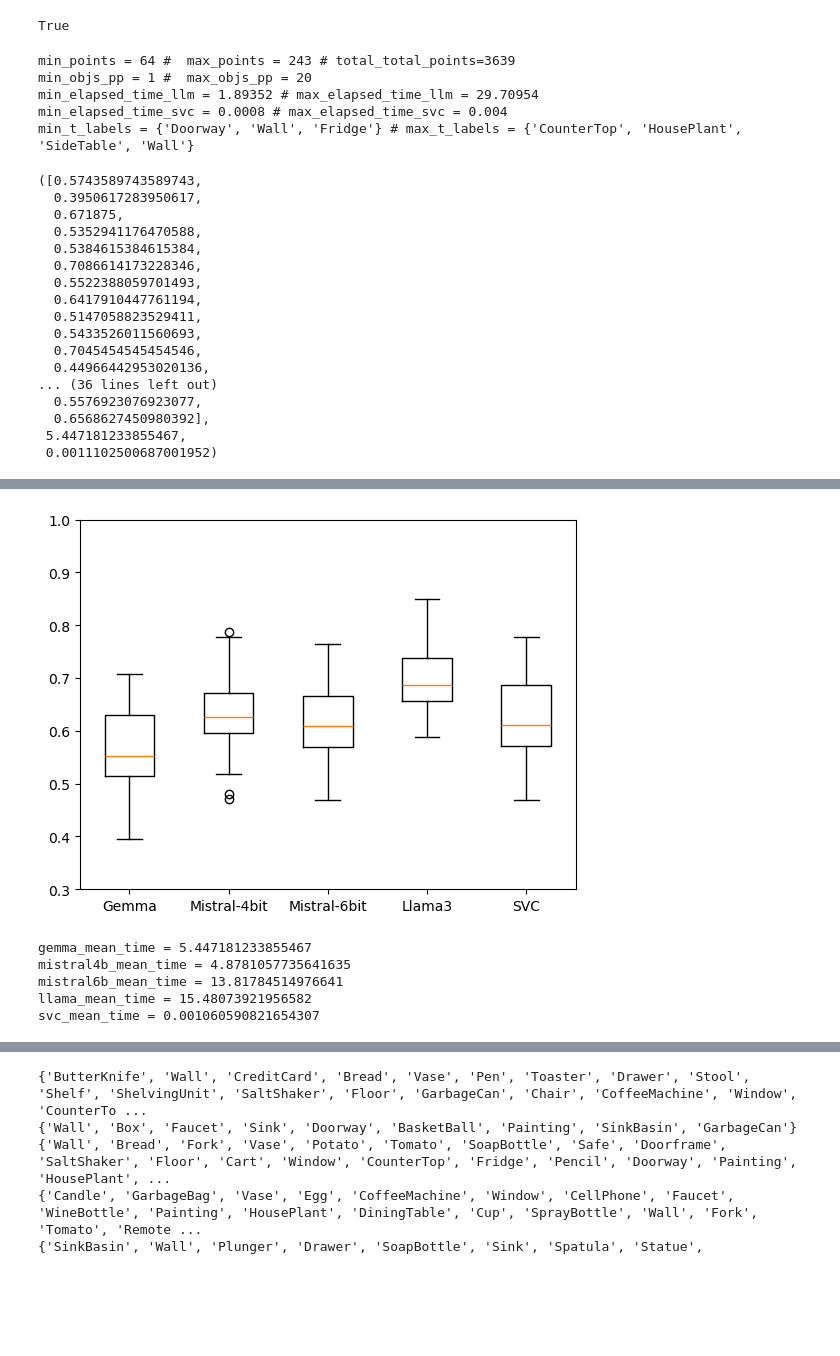
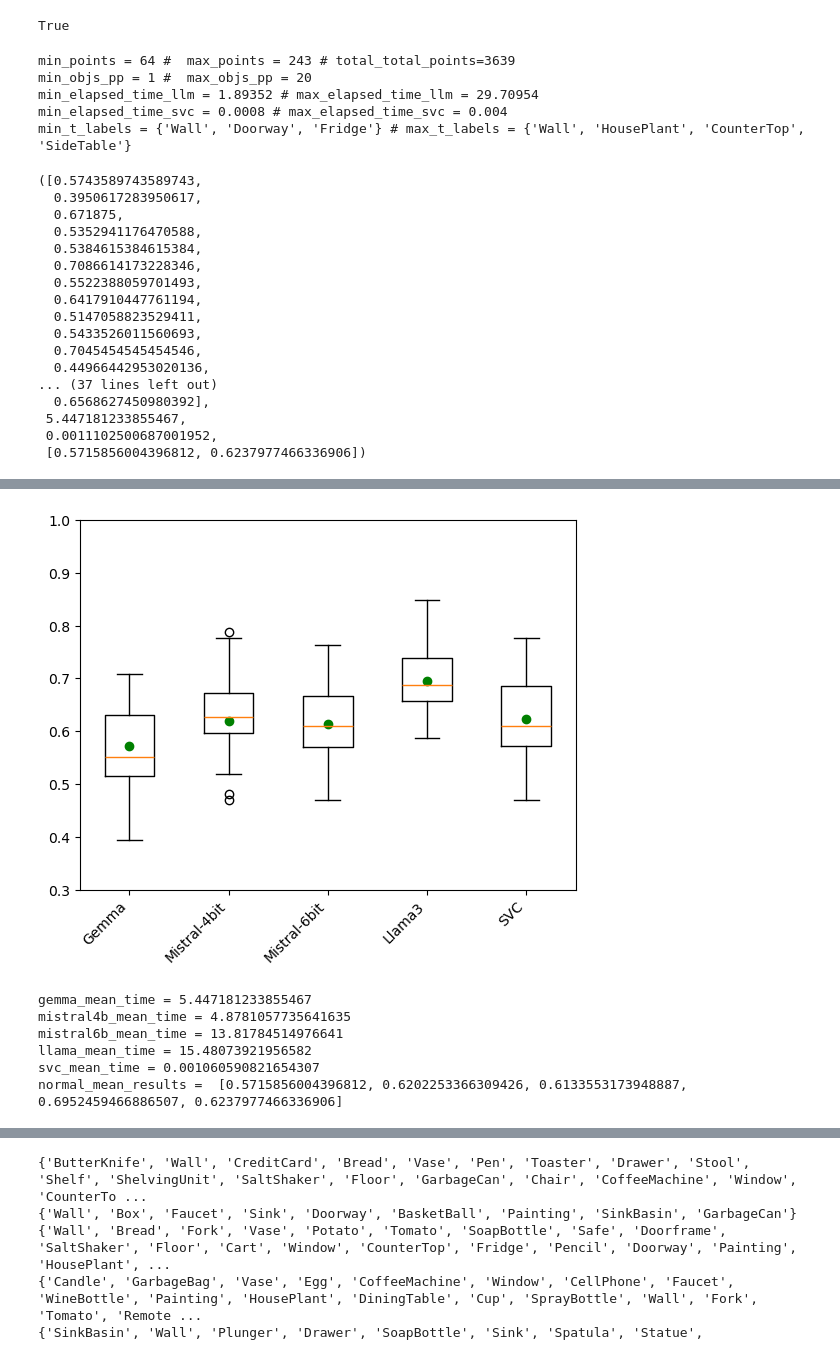
Before and after one commit to archie1983/llm_semantic_navigation, a Jupyter notebook: analyse_classification_results.ipynb, the cells around one changed output, grey strips where cells are left out. Drawn from its saved outputs; the diff is of its cells as text; code cells hidden in the pictures; blank space fills up the shorter version.

Commit message:
Added mean calculation for whole first-person view set

```diff
--- a/analyse_classification_results.ipynb
+++ b/analyse_classification_results.ipynb
@@ -55,10 +55,11 @@ True
 # %%
 import glob
 import pickle
+from ae_llm import LLMControl, LLMType
 
 def process_scene_files(llm_type):
     #pkl_mistral = "pkl_mistral/diff*.pkl"
-    pkl_store = "experiment_data/pkl_" + llm_type + "/scene_descr_train_*.pkl"
+    pkl_store = "experiment_data/pkl_" + llm_type.name + "/scene_descr_train_*.pkl"
     #print(glob.glob(pkl_gemma))
 
     accuracies_per_room_llm = []
@@ -175,7 +176,11 @@ def process_scene_files(llm_type):
 
     #print("min_points = " + str(min_points) + " # " + "max_points = " + str(max_points))
 
-    return (accuracies_per_room_llm, accuracies_per_room_svc, (all_rooms_elapsed_time_llm / all_rooms_total_points), (all_rooms_elapsed_time_svc / all_rooms_total_points))
+    return (accuracies_per_room_llm,
+            accuracies_per_room_svc,
+            (all_rooms_elapsed_time_llm / all_rooms_total_points),
+            (all_rooms_elapsed_time_svc / all_rooms_total_points),
+            [(all_rooms_llm_good / all_rooms_total_points), (all_rooms_svc_good / all_rooms_total_points)])
 #scene_descr_llm_fname = "pkl_mistral/scene_descriptions_llm.pkl"
 #scene_descr_svc_fname = "pkl_mistral/scene_descriptions_svc.pkl"
 #if (os.path.isfile(scene_descr_llm_fname) and os.path.isfile(scene_descr_svc_fname)):
@@ -183,15 +188,14 @@ def process_scene_files(llm_type):
 #    file_svc = open(scene_descr_svc_fname,'rb')
 #    scene_descriptions_llm = pickle.load(file_llm)
 
-#process_scene_files("mistral")
-#process_scene_files("gemma")
-process_scene_files("gemma")
+process_scene_files(LLMType.GEMMA)
+#process_scene_files(LLMType.MISTRAL_6b)
 # %% [output]
 min_points = 64 #  max_points = 243 # total_total_points=3639
 min_objs_pp = 1 #  max_objs_pp = 20
 min_elapsed_time_llm = 1.89352 # max_elapsed_time_llm = 29.70954
 min_elapsed_time_svc = 0.0008 # max_elapsed_time_svc = 0.004
-min_t_labels = {'Doorway', 'Wall', 'Fridge'} # max_t_labels = {'CounterTop', 'HousePlant', 'SideTable', 'Wall'}
+min_t_labels = {'Wall', 'Doorway', 'Fridge'} # max_t_labels = {'Wall', 'HousePlant', 'CounterTop', 'SideTable'}
 ([0.5743589743589743,
   0.3950617283950617,
   0.671875,
@@ -204,14 +208,31 @@ min_t_labels = {'Doorway', 'Wall', 'Fridge'} # max_t_labels = {'CounterTop', 'Ho
   0.5433526011560693,
   0.7045454545454546,
   0.44966442953020136,
-... (36 lines left out)
-  0.5576923076923077,
+... (37 lines left out)
   0.6568627450980392],
  5.447181233855467,
- 0.0011102500687001952)
+ 0.0011102500687001952,
+ [0.5715856004396812, 0.6237977466336906])
 # %%
 import matplotlib.pyplot as plt
 import numpy as np
+
+def plot_my_data(dataset_test_results, normal_mean_results, labels, y_lim_bottom = 0.0):
+    fig, ax = plt.subplots()
+    ax.axes.get_xaxis().set_visible(False)
+    x_positions = np.arange(1, len(labels) + 1)  # Numeric positions for box plots
+    ax.boxplot(dataset_test_results, positions=x_positions, labels=labels)
+    ax.axes.get_xaxis().set_visible(True)
+    ax.set_xticklabels(labels, rotation=45, ha='right')
+    plt.ylim(y_lim_bottom, 1.0)
+
+    print(x_positions)
+    # Line Plot (Secondary Axis)
+    #ax1 = ax.twinx()  # Create secondary y-axis
+    ax1 = ax
+    ax1.scatter(x_positions, normal_mean_results, color='green', marker='o', label="Mean Value")  # Scatter instead of line
+
+    plt.show()
 
 ##
 # This function will create a box plot for a hybridized data set (HYBRID_AT_12 or HYBRID_AT_18)
@@ -236,11 +257,6 @@ def testRoomClassifierAccuracy(llm_type):
     #print(dataset_test_results)
     fig, ax = plt.subplots()
     ax.axes.get_xaxis().set_visible(False)
-    #ax7.set_title("Variance while " + operation + " " + gesture + " gesture")
-    #if (model_type == ModelType.HYBRID_AT_12):
-    #    ax.set_title("Sunrgbd - Hybridized with AI2-THOR data")
-    #elif (model_type == ModelType.HYBRID_AT_18):
-    #    ax.set_title("Scannet - Hybridized with AI2-THOR data")
     ax.boxplot(dataset_test_results)
     plt.ylim(0.3, 1.0)
     plt.show()
@@ -252,10 +268,10 @@ def testRoomClassifierAccuracy(llm_type):
 # This function will create a box plot for a hybridized data set (HYBRID_AT_12 or HYBRID_AT_18)
 ##
 def testAllRoomClassifiersAccuracy():
-    (gemma_accuracies, svc_accuracies, gemma_mean_time, svc_mean_time) = process_scene_files("gemma")
-    (mistral4b_accuracies, svc_accuracies, mistral4b_mean_time, svc_mean_time) = process_scene_files("mistral_4b")
-    (mistral6b_accuracies, svc_accuracies, mistral6b_mean_time, svc_mean_time) = process_scene_files("mistral_6b")
-    (llama_accuracies, svc_accuracies, llama_mean_time, svc_mean_time) = process_scene_files("llama")
+    (gemma_accuracies, svc_accuracies, gemma_mean_time, svc_mean_time, normal_mean_accuracies_gemma) = process_scene_files(LLMType.GEMMA)
+    (mistral4b_accuracies, svc_accuracies, mistral4b_mean_time, svc_mean_time, normal_mean_accuracies_mistral4b) = process_scene_files(LLMType.MISTRAL_4b)
+    (mistral6b_accuracies, svc_accuracies, mistral6b_mean_time, svc_mean_time, normal_mean_accuracies_mistral6b) = process_scene_files(LLMType.MISTRAL_6b)
+    (llama_accuracies, svc_accuracies, llama_mean_time, svc_mean_time, normal_mean_accuracies_llama) = process_scene_files(LLMType.LLAMA)
     # should be two volumes -- one for LLM and one for SVC for accuracies compared to ground truth.
     number_of_dataset_volumes = 5
 
@@ -274,25 +290,17 @@ def testAllRoomClassifiersAccuracy():
 
     # transpose it because I imagined it differently to how matplotlib needs the data
     dataset_test_results = np.transpose(dataset_test_results)
-    #print(dataset_test_results)
-    fig, ax = plt.subplots()
-    ax.axes.get_xaxis().set_visible(False)
-    #ax7.set_title("Variance while " + operation + " " + gesture + " gesture")
-    #if (model_type == ModelType.HYBRID_AT_12):
-    #    ax.set_title("Sunrgbd - Hybridized with AI2-THOR data")
-    #elif (model_type == ModelType.HYBRID_AT_18):
-    #    ax.set_title("Scannet - Hybridized with AI2-THOR data")
-    ax.boxplot(dataset_test_results, labels=['Gemma', 'Mistral-4bit', 'Mistral-6bit', 'Llama3', 'SVC'])
-    ax.axes.get_xaxis().set_visible(True)
-    plt.ylim(0.3, 1.0)
-    #plt.xticks([1, 2, 3], ['mon', 'tue', 'wed'])
-    plt.show()
+
+    normal_mean_results = [normal_mean_accuracies_gemma[0], normal_mean_accuracies_mistral4b[0], normal_mean_accuracies_mistral6b[0], normal_mean_accuracies_llama[0], normal_mean_accuracies_llama[1]]
+    labels=['Gemma', 'Mistral-4bit', 'Mistral-6bit', 'Llama3', 'SVC']
+    plot_my_data(dataset_test_results, normal_mean_results, labels, 0.3)
 
     print("gemma_mean_time = " + str(gemma_mean_time))
     print("mistral4b_mean_time = " + str(mistral4b_mean_time))
     print("mistral6b_mean_time = " + str(mistral6b_mean_time))
     print("llama_mean_time = " + str(llama_mean_time))
     print("svc_mean_time = " + str(svc_mean_time))
+    print("normal_mean_results = ", normal_mean_results)
 
 testAllRoomClassifiersAccuracy()
 # %% [output]
@@ -319,6 +324,7 @@ min_t_labels = {'Pillow', 'Bed', 'Wall'} # max_t_labels = {'CellPhone', 'KeyChai
-[figure, old version]
+[figure, new version]
 gemma_mean_time = 5.447181233855467
 mistral4b_mean_time = 4.8781057735641635
 mistral6b_mean_time = 13.81784514976641
 llama_mean_time = 15.48073921956582
 svc_mean_time = 0.001060590821654307
+normal_mean_results =  [0.5715856004396812, 0.6202253366309426, 0.6133553173948887, 0.6952459466886507, 0.6237977466336906]
```
Also changed, not shown: parts of 2 cells of this notebook.
